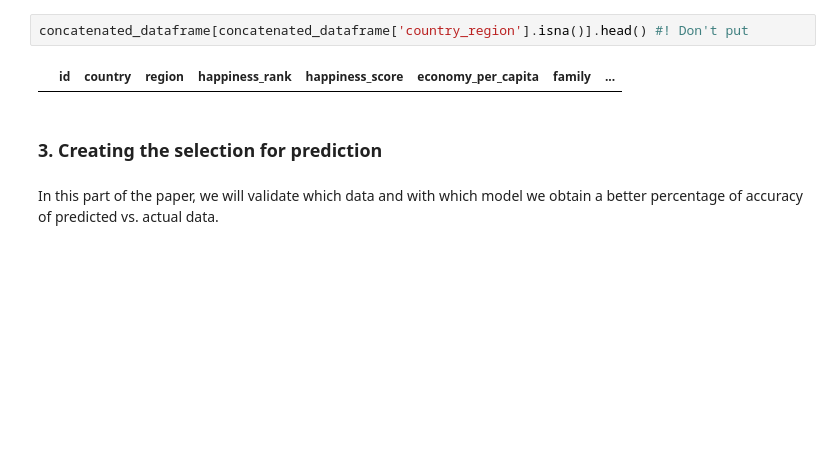
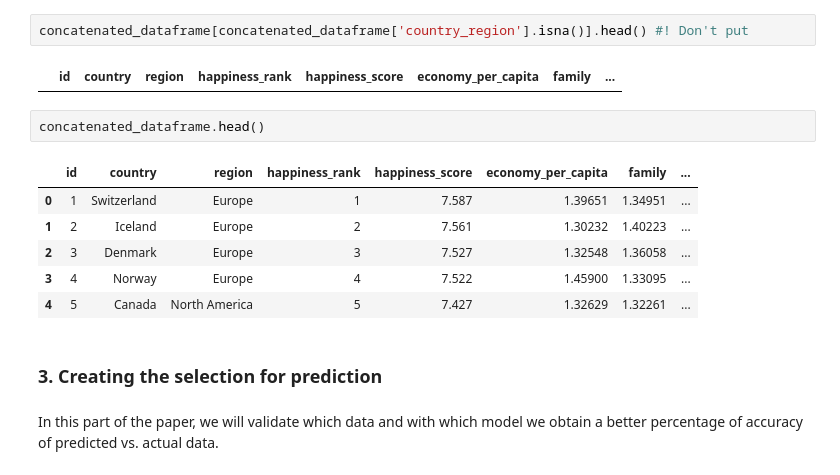
Before and after one commit to dventep/workshop003_etl_education, a Jupyter notebook: notebooks/eda_main.ipynb, the cells around one changed output. Cells and saved outputs as stored; diff of their text form; blank space fills up the shorter version.

```diff
--- a/notebooks/eda_main.ipynb
+++ b/notebooks/eda_main.ipynb
@@ -860,6 +860,15 @@ json_data_4 = concatenated_dataframe.to_json(orient='records')
 concatenated_dataframe[concatenated_dataframe['country_region'].isna()].head() #! Don't put
 # %% [output]
 |  | id | country | region | happiness_rank | happiness_score | economy_per_capita | family | ... |
+# %%
+concatenated_dataframe.head()
+# %% [output]
+|  | id | country | region | happiness_rank | happiness_score | economy_per_capita | family | ... |
+| 0 | 1 | Switzerland | Europe | 1 | 7.587 | 1.39651 | 1.34951 | ... |
+| 1 | 2 | Iceland | Europe | 2 | 7.561 | 1.30232 | 1.40223 | ... |
+| 2 | 3 | Denmark | Europe | 3 | 7.527 | 1.32548 | 1.36058 | ... |
+| 3 | 4 | Norway | Europe | 4 | 7.522 | 1.45900 | 1.33095 | ... |
+| 4 | 5 | Canada | North America | 5 | 7.427 | 1.32629 | 1.32261 | ... |
 # %% [markdown]
 ### 3. Creating the selection for prediction
 # %% [markdown]
```
Also changed, not shown: parts of 23 cells of this notebook, 9 other files.
